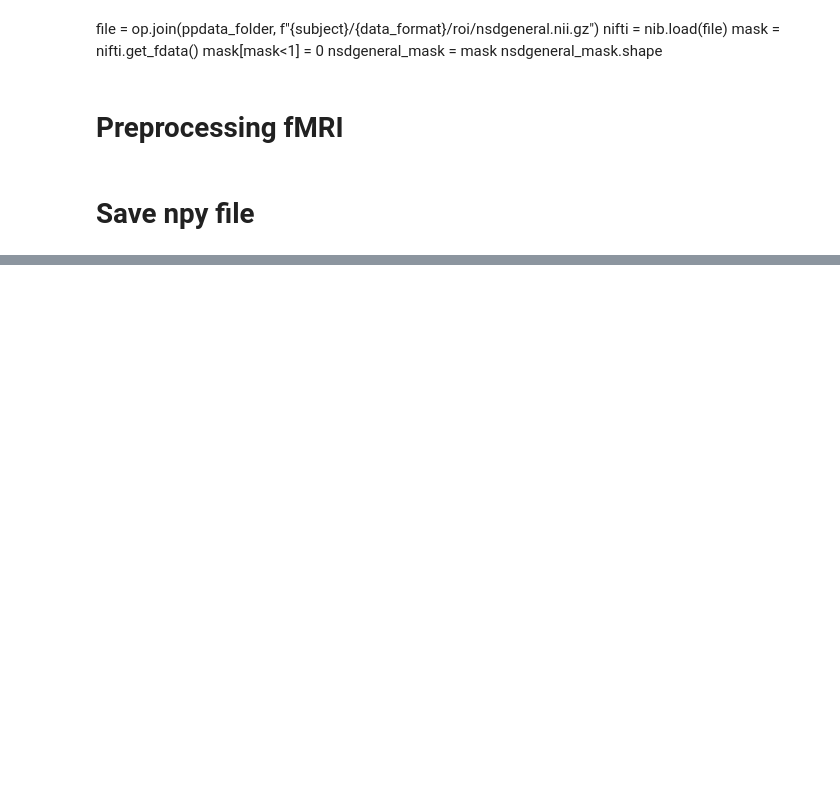
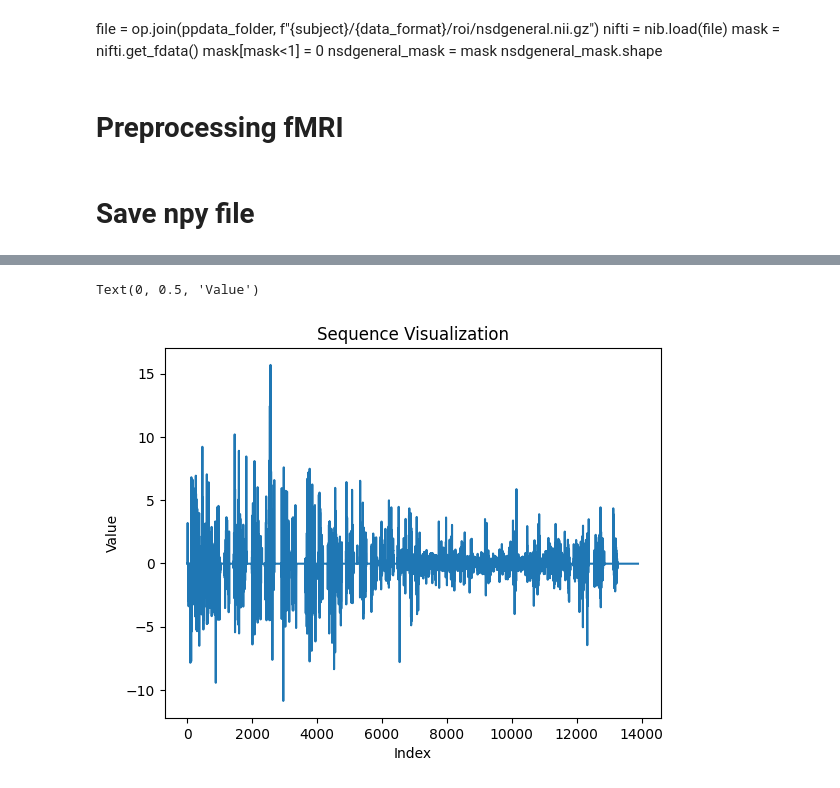
Before and after one commit to CaiZongyuan/fMRI2TextAligner, a Jupyter notebook: notebooks/make_fMRI_dataset.ipynb, the cells around one changed output, grey strips where cells are left out. Saved outputs shown, nothing was run; the diff lists cells and outputs as text; code cells hidden in the pictures; blank space fills up the shorter version.

```diff
--- a/notebooks/make_fMRI_dataset.ipynb
+++ b/notebooks/make_fMRI_dataset.ipynb
@@ -127,0 +188,13 @@ print(f"saved betas_{subject}.npy")
+# %%
+npy_batch01 = np.load(op.join(npy_dir, 'betas_subj01_batch01.npy'))
+npy_batch01.shape
+
+x_values = list(range(len(npy_batch01[0])))
+plt.plot(x_values, npy_batch01[0])
+
+plt.title("Sequence Visualization")
+plt.xlabel("Index")
+plt.ylabel("Value")
+# %% [output]
+Text(0, 0.5, 'Value')
+[figure, added]
```
Also changed, not shown: parts of 7 cells of this notebook, 1 other file.
